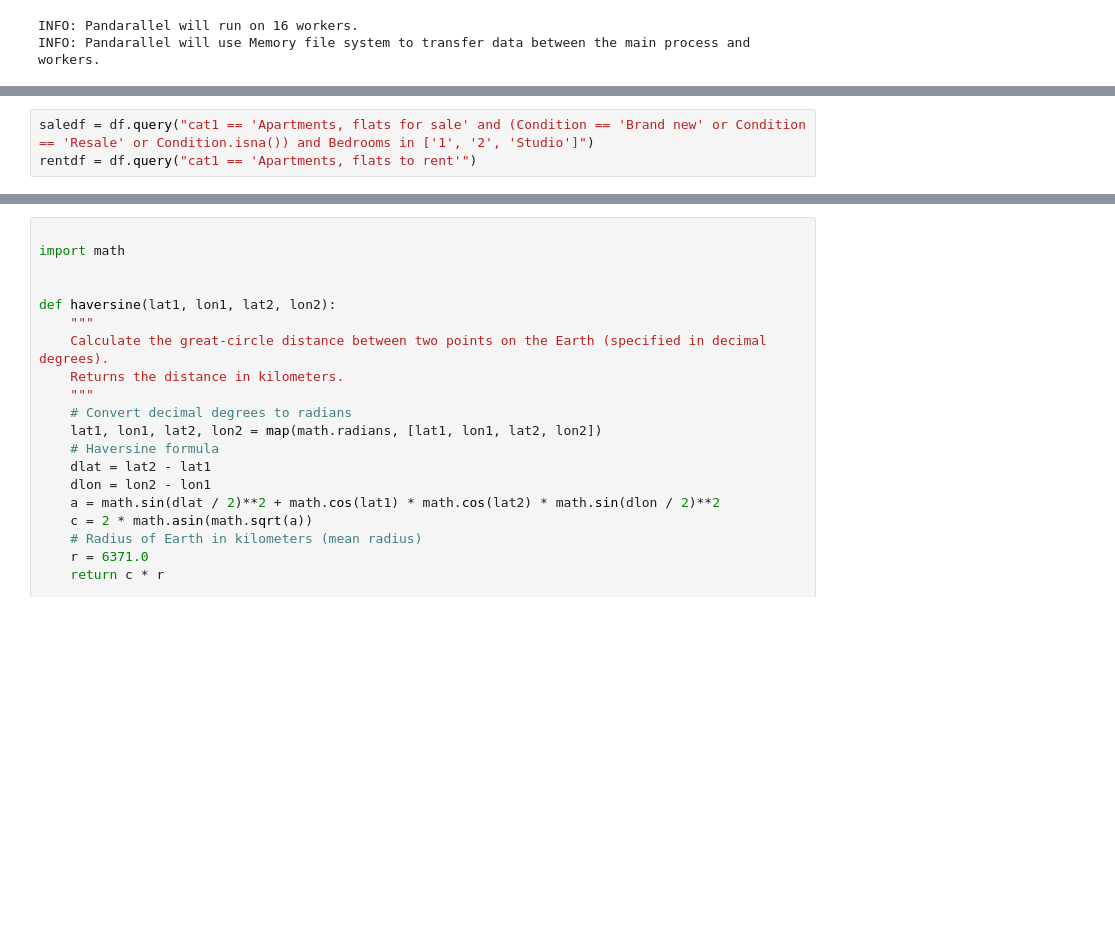
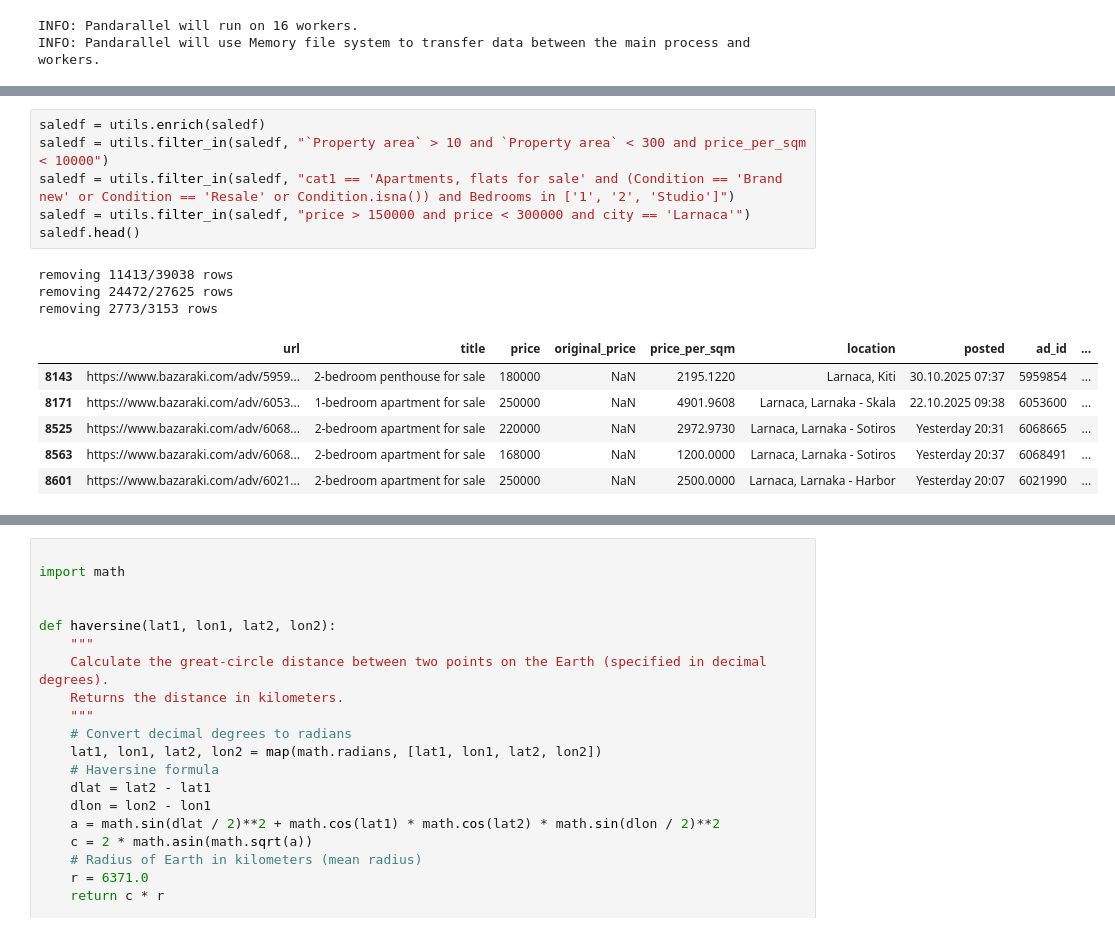
Before and after one commit to aljeshishe/bazaraki, a Jupyter notebook: report.ipynb, the cells around one changed output, grey strips where cells are left out. Drawn from its saved outputs; the diff is of its cells as text; blank space fills up the shorter version.

```diff
--- a/report.ipynb
+++ b/report.ipynb
@@ -88,3 +99,16 @@ removing 38549/157366 rows
 # %%
-saledf = df.query("cat1 == 'Apartments, flats for sale' and (Condition == 'Brand new' or Condition == 'Resale' or Condition.isna()) and Bedrooms in ['1', '2', 'Studio']")
-rentdf = df.query("cat1 == 'Apartments, flats to rent'")
+saledf = utils.enrich(saledf)
+saledf = utils.filter_in(saledf, "`Property area` > 10 and `Property area` < 300 and price_per_sqm < 10000")
+saledf = utils.filter_in(saledf, "cat1 == 'Apartments, flats for sale' and (Condition == 'Brand new' or Condition == 'Resale' or Condition.isna()) and Bedrooms in ['1', '2', 'Studio']")
+saledf = utils.filter_in(saledf, "price > 150000 and price < 300000 and city == 'Larnaca'")
+saledf.head()
+# %% [output]
+removing 11413/39038 rows
+removing 24472/27625 rows
+removing 2773/3153 rows
+|  | url | title | price | original_price | price_per_sqm | location | posted | ad_id | ... |
+| 8143 | https://www.bazaraki.com/adv/5959... | 2-bedroom penthouse fоr sаle | 180000 | NaN | 2195.1220 | Larnaca, Kiti | 30.10.2025 07:37 | 5959854 | ... |
+| 8171 | https://www.bazaraki.com/adv/6053... | 1-bedroom apartment fоr sаle | 250000 | NaN | 4901.9608 | Larnaca, Larnaka - Skala | 22.10.2025 09:38 | 6053600 | ... |
+| 8525 | https://www.bazaraki.com/adv/6068... | 2-bedroom apartment fоr sаle | 220000 | NaN | 2972.9730 | Larnaca, Larnaka - Sotiros | Yesterday 20:31 | 6068665 | ... |
+| 8563 | https://www.bazaraki.com/adv/6068... | 2-bedroom apartment fоr sаle | 168000 | NaN | 1200.0000 | Larnaca, Larnaka - Sotiros | Yesterday 20:37 | 6068491 | ... |
+| 8601 | https://www.bazaraki.com/adv/6021... | 2-bedroom apartment fоr sаle | 250000 | NaN | 2500.0000 | Larnaca, Larnaka - Harbor | Yesterday 20:07 | 6021990 | ... |
```
Also changed, not shown: parts of 13 cells of this notebook, 1 other file.
